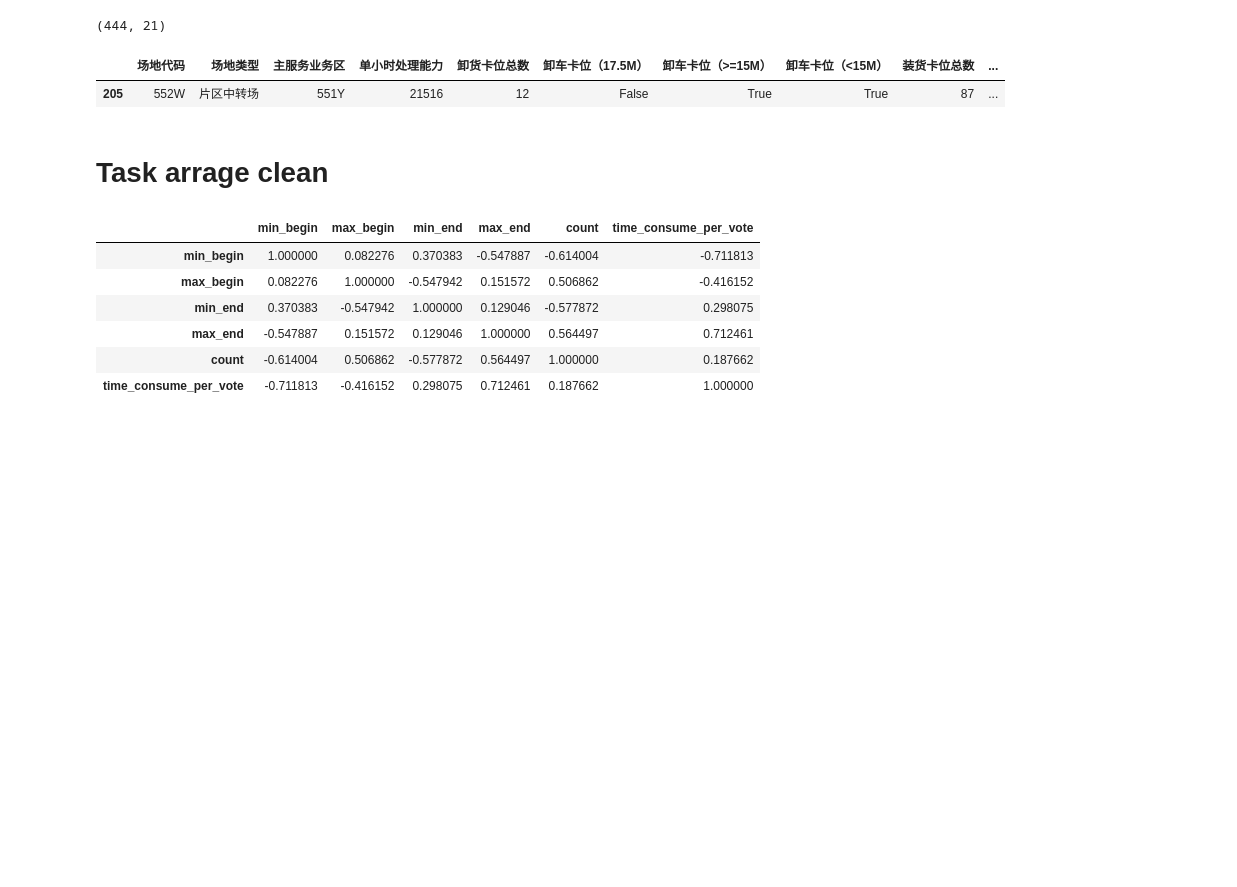
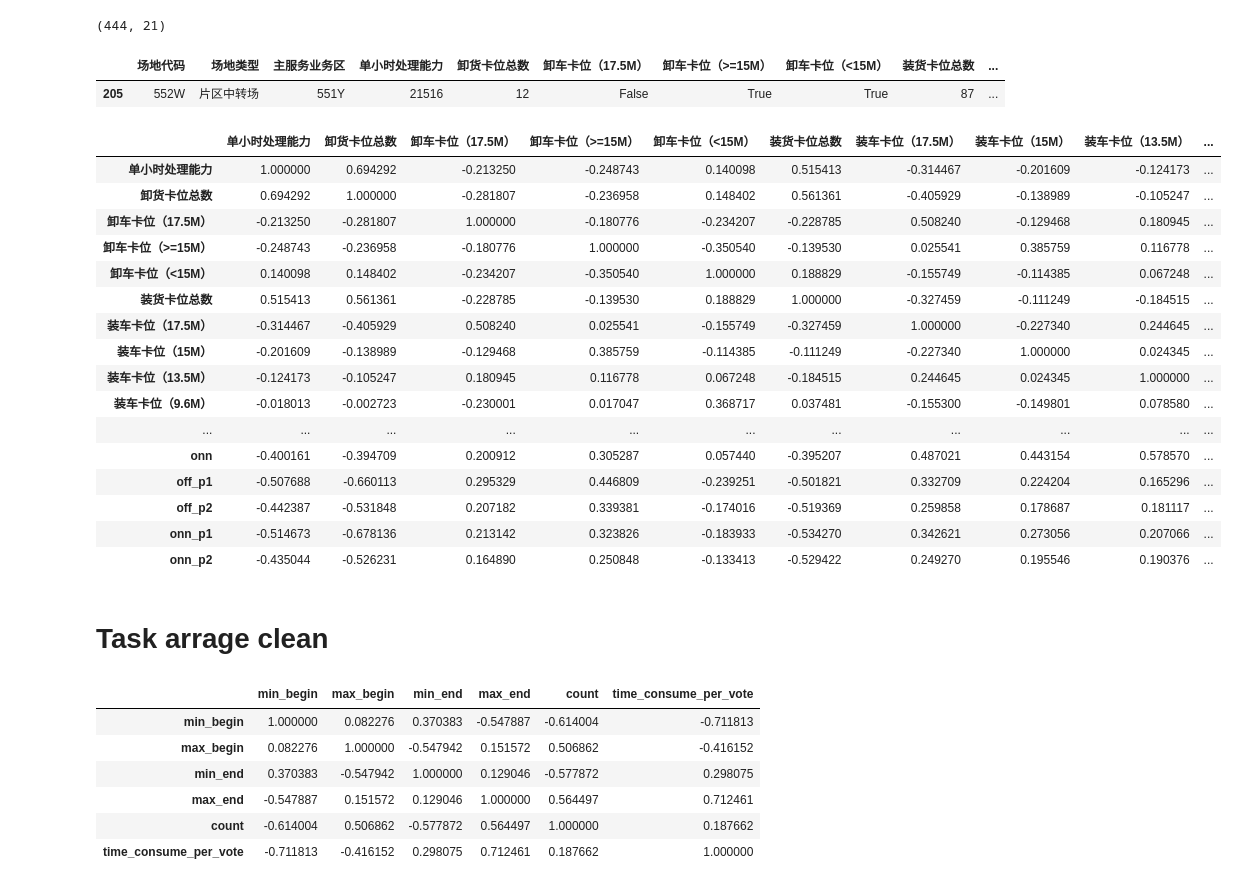
Before and after one commit to fyenne/play7_comp, a Jupyter notebook: data_clea.ipynb, the cells around one changed output. Drawn from its saved outputs; the diff is of its cells as text; code cells hidden in the pictures; blank space fills up the shorter version.

```diff
--- a/data_clea.ipynb
+++ b/data_clea.ipynb
@@ -84,6 +82,25 @@ loc['onn_p2'] = loc['onn']/loc['装货卡位总数']
 # %%
-corr_loc = loc.corr()
-corr_loc.style.background_gradient(cmap='coolwarm', axis=None)
+# loc.to_pickle('./data_clean/loc.p')
+# corr_loc = loc.corr()
+# corr_loc.style.background_gradient(cmap='coolwarm', axis=None)
+# %% [output]
+|  | 单小时处理能力 | 卸货卡位总数 | 卸车卡位（17.5M） | 卸车卡位（>=15M） | 卸车卡位（<15M） | 装货卡位总数 | 装车卡位（17.5M） | 装车卡位（15M） | 装车卡位（13.5M） | ... |
+| 单小时处理能力 | 1.000000 | 0.694292 | -0.213250 | -0.248743 | 0.140098 | 0.515413 | -0.314467 | -0.201609 | -0.124173 | ... |
+| 卸货卡位总数 | 0.694292 | 1.000000 | -0.281807 | -0.236958 | 0.148402 | 0.561361 | -0.405929 | -0.138989 | -0.105247 | ... |
+| 卸车卡位（17.5M） | -0.213250 | -0.281807 | 1.000000 | -0.180776 | -0.234207 | -0.228785 | 0.508240 | -0.129468 | 0.180945 | ... |
+| 卸车卡位（>=15M） | -0.248743 | -0.236958 | -0.180776 | 1.000000 | -0.350540 | -0.139530 | 0.025541 | 0.385759 | 0.116778 | ... |
+| 卸车卡位（<15M） | 0.140098 | 0.148402 | -0.234207 | -0.350540 | 1.000000 | 0.188829 | -0.155749 | -0.114385 | 0.067248 | ... |
+| 装货卡位总数 | 0.515413 | 0.561361 | -0.228785 | -0.139530 | 0.188829 | 1.000000 | -0.327459 | -0.111249 | -0.184515 | ... |
+| 装车卡位（17.5M） | -0.314467 | -0.405929 | 0.508240 | 0.025541 | -0.155749 | -0.327459 | 1.000000 | -0.227340 | 0.244645 | ... |
+| 装车卡位（15M） | -0.201609 | -0.138989 | -0.129468 | 0.385759 | -0.114385 | -0.111249 | -0.227340 | 1.000000 | 0.024345 | ... |
+| 装车卡位（13.5M） | -0.124173 | -0.105247 | 0.180945 | 0.116778 | 0.067248 | -0.184515 | 0.244645 | 0.024345 | 1.000000 | ... |
+| 装车卡位（9.6M） | -0.018013 | -0.002723 | -0.230001 | 0.017047 | 0.368717 | 0.037481 | -0.155300 | -0.149801 | 0.078580 | ... |
+| ... | ... | ... | ... | ... | ... | ... | ... | ... | ... | ... |
+| onn | -0.400161 | -0.394709 | 0.200912 | 0.305287 | 0.057440 | -0.395207 | 0.487021 | 0.443154 | 0.578570 | ... |
+| off_p1 | -0.507688 | -0.660113 | 0.295329 | 0.446809 | -0.239251 | -0.501821 | 0.332709 | 0.224204 | 0.165296 | ... |
+| off_p2 | -0.442387 | -0.531848 | 0.207182 | 0.339381 | -0.174016 | -0.519369 | 0.259858 | 0.178687 | 0.181117 | ... |
+| onn_p1 | -0.514673 | -0.678136 | 0.213142 | 0.323826 | -0.183933 | -0.534270 | 0.342621 | 0.273056 | 0.207066 | ... |
+| onn_p2 | -0.435044 | -0.526231 | 0.164890 | 0.250848 | -0.133413 | -0.529422 | 0.249270 | 0.195546 | 0.190376 | ... |
 # %% [markdown]
 # Task arrage clean
 # %%
```
Also changed, not shown: parts of 9 cells of this notebook, 1 other file.
